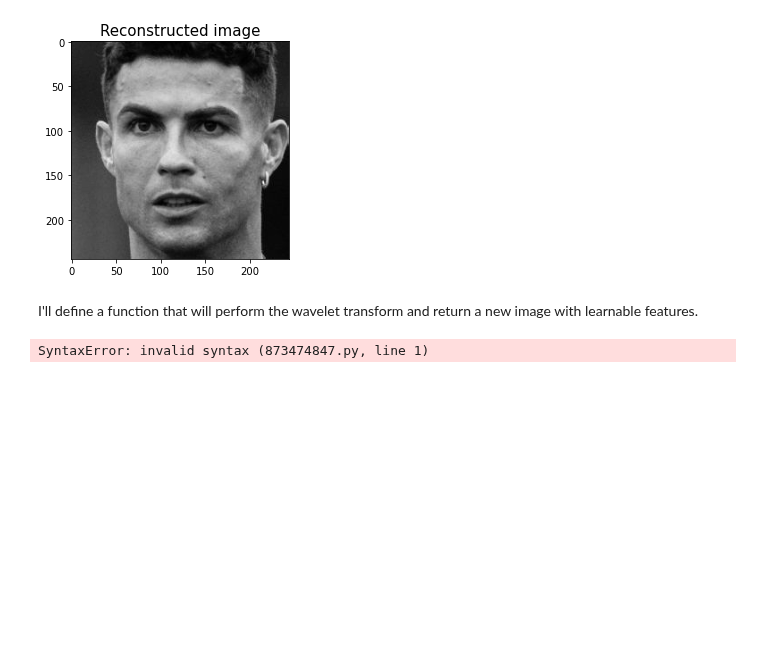
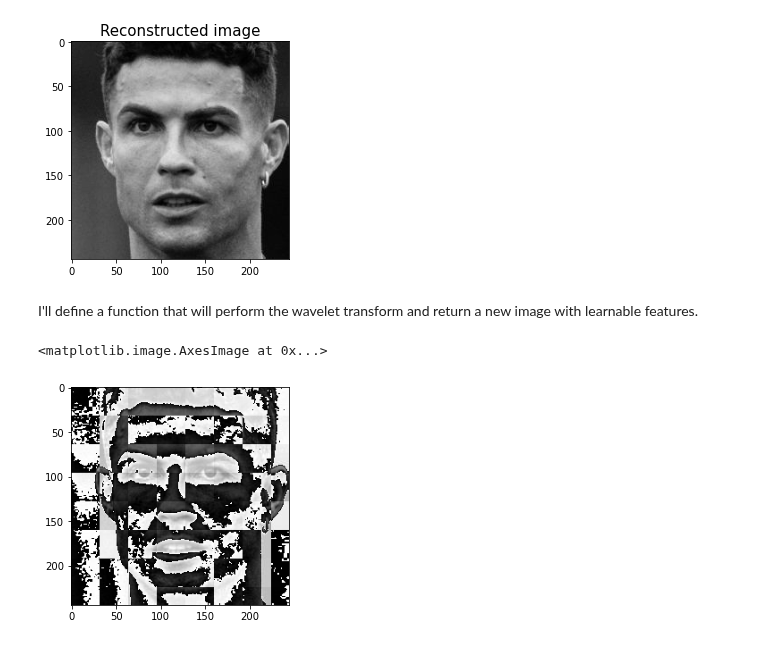
Before and after one commit to ifunanyaScript/FootballStars-image-classification, a Jupyter notebook: notebooks/feature_engineering.ipynb, the cells around one changed output. Saved outputs shown, nothing was run; the diff lists cells and outputs as text; code cells hidden in the pictures; blank space fills up the shorter version.

```diff
--- a/notebooks/feature_engineering.ipynb
+++ b/notebooks/feature_engineering.ipynb
@@ -61,22 +61,35 @@ plt.title("Reconstructed image", fontsize=15)
 plt.show()
 # %% [output]
 [figure]
-# %% [markdown]
-I'll define a function that will perform the wavelet transform and return a new image with learnable features.
-# %%
-def wavelet2D(image, family="haar", level=1):
-    # Convert image to grayscale.
-    gray_image = cv2.cvtColor(image, cv2.COLOR_BGR2GRAY)
-    # Covert to float.
-    gray_image = np.float(gray_image)
-    # Scale the data to a 0-1 range
-    gray_image /=255
-
-    # Compute coefficients
-    coeffs = wavedec2(gray_image, family, level=level)
-
-    # Process coefficients
-    coeffs_P = list(coeffs)
-    coeffs_P[0] *= 0
-# %% [output]
-SyntaxError: invalid syntax (873474847.py, line 1)
+# %% [markdown]
+I'll define a function that will perform the wavelet transform and return a new image with learnable features.
+# %%
+def wavelet2D(image, family="haar", level=1):
+    # Convert image to grayscale.
+    gray_image = cv2.cvtColor(image, cv2.COLOR_BGR2GRAY)
+    # Covert to float.
+    gray_image = np.float32(gray_image)
+    # Scale the data to a 0-1 range
+    gray_image /=255
+
+    # Compute coefficients
+    coeffs = pywt.wavedec2(gray_image, family, level=level)
+
+    # Process coefficients
+    coeffs_p = list(coeffs)
+    coeffs_p[0] *= 0
+
+    # Reconstructing the image
+    image_r = pywt.waverec2(coeffs_p, mode)
+    # Unscale!
+    image_r *= 255
+    image_r = np.uint8(image_r)
+
+
+    return image_r
+# %%
+transformed = wavelet2D(image, mode="db1", level=5)
+plt.imshow(transformed, cmap=plt.cm.gray)
+# %% [output]
+<matplotlib.image.AxesImage at 0x...>
+[figure, added]
```
